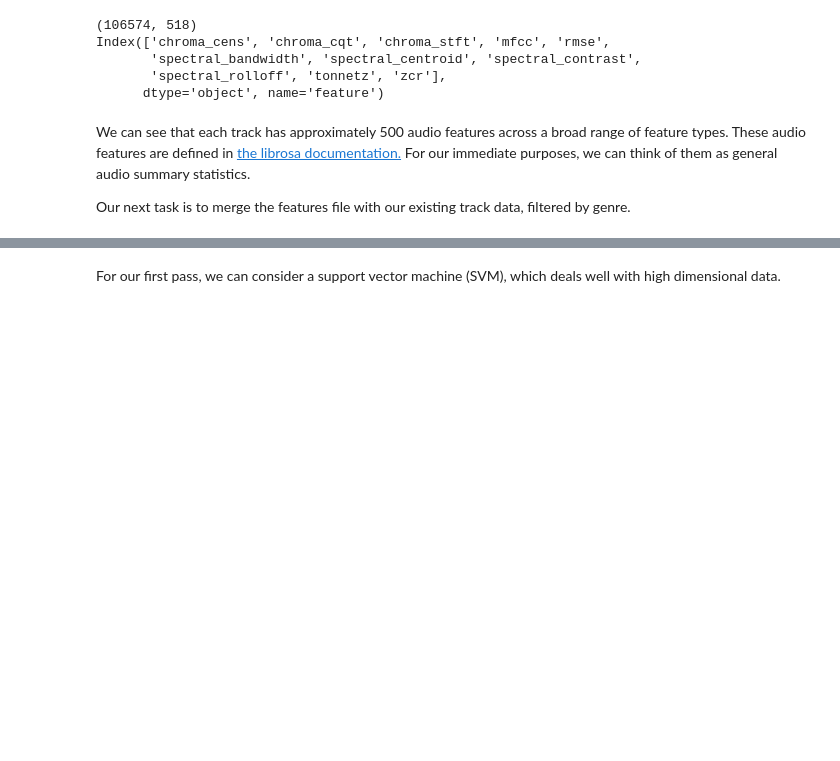
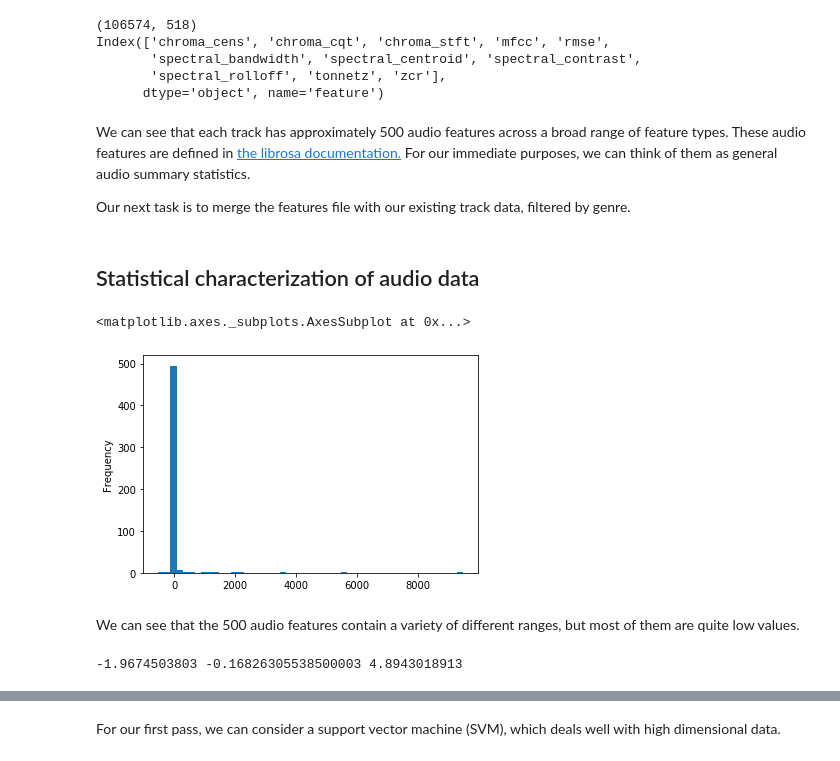
Before and after one commit to ryanmswan/springboard_capstone_1, a Jupyter notebook: notebooks/1.3-fma_analysis_updated.ipynb, the cells around one changed output, grey strips where cells are left out. Saved outputs shown, nothing was run; the diff lists cells and outputs as text; code cells hidden in the pictures; blank space fills up the shorter version.

Commit message:
updated to most recent notebook version

```diff
--- a/notebooks/1.3-fma_analysis_updated.ipynb
+++ b/notebooks/1.3-fma_analysis_updated.ipynb
@@ -328,3 +376,17 @@ Index(['chroma_cens', 'chroma_cqt', 'chroma_stft', 'mfcc', 'rmse',
 We can see that each track has approximately 500 audio features across a broad range of feature types. These audio features are defined in [the librosa documentation.](https://librosa.github.io/librosa/feature.html) For our immediate purposes, we can think of them as general audio summary statistics.
 
 Our next task is to merge the features file with our existing track data, filtered by genre.
+# %% [markdown]
+## Statistical characterization of audio data
+# %%
+features.apply(np.median).plot.hist(bins=50)
+# %% [output]
+<matplotlib.axes._subplots.AxesSubplot at 0x...>
+[figure, added]
+# %% [markdown]
+We can see that the 500 audio features contain a variety of different ranges, but most of them are quite low values.
+# %%
+col = features.iloc[:,2]
+print(col.min(), col.median(), col.max())
+# %% [output]
+-1.9674503803 -0.16826305538500003 4.8943018913
```
Also changed, not shown: parts of 43 cells of this notebook, 1 other file.
